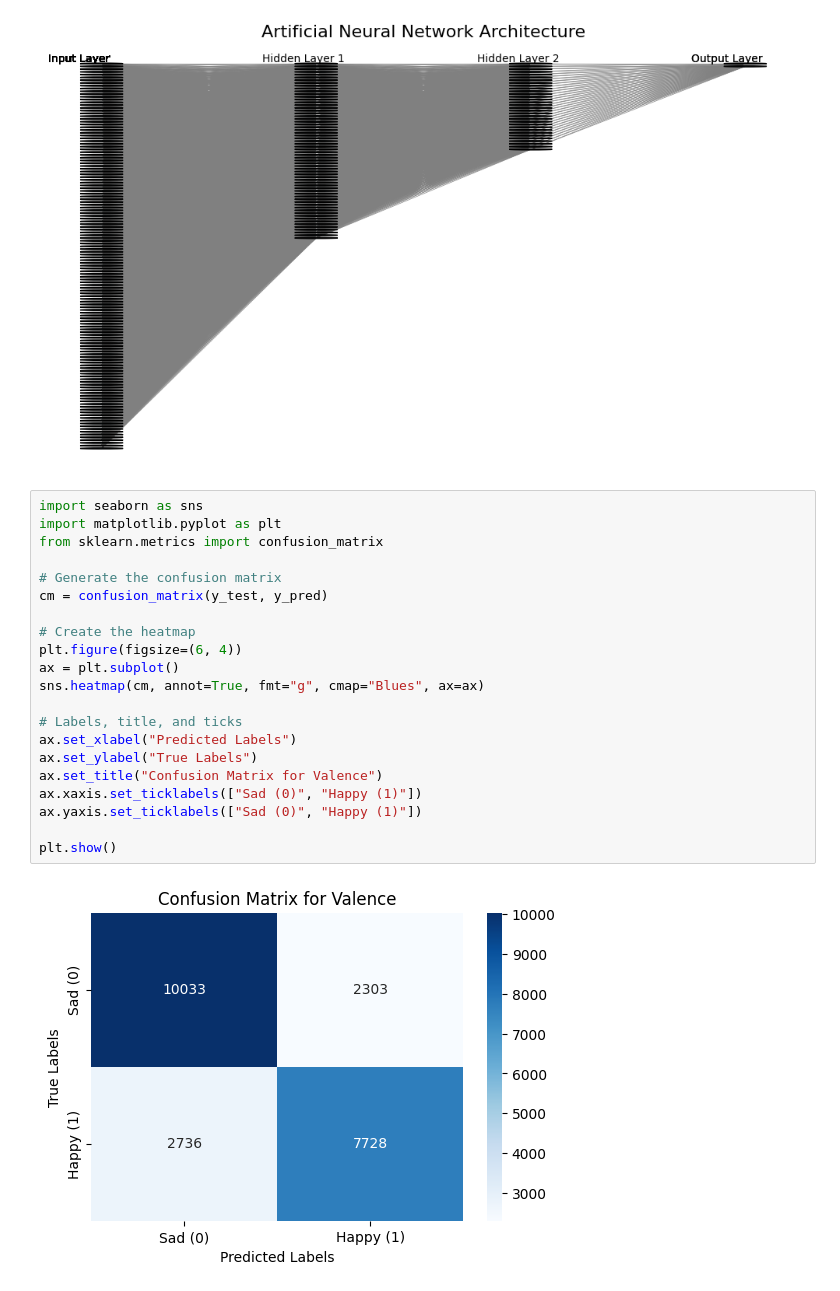
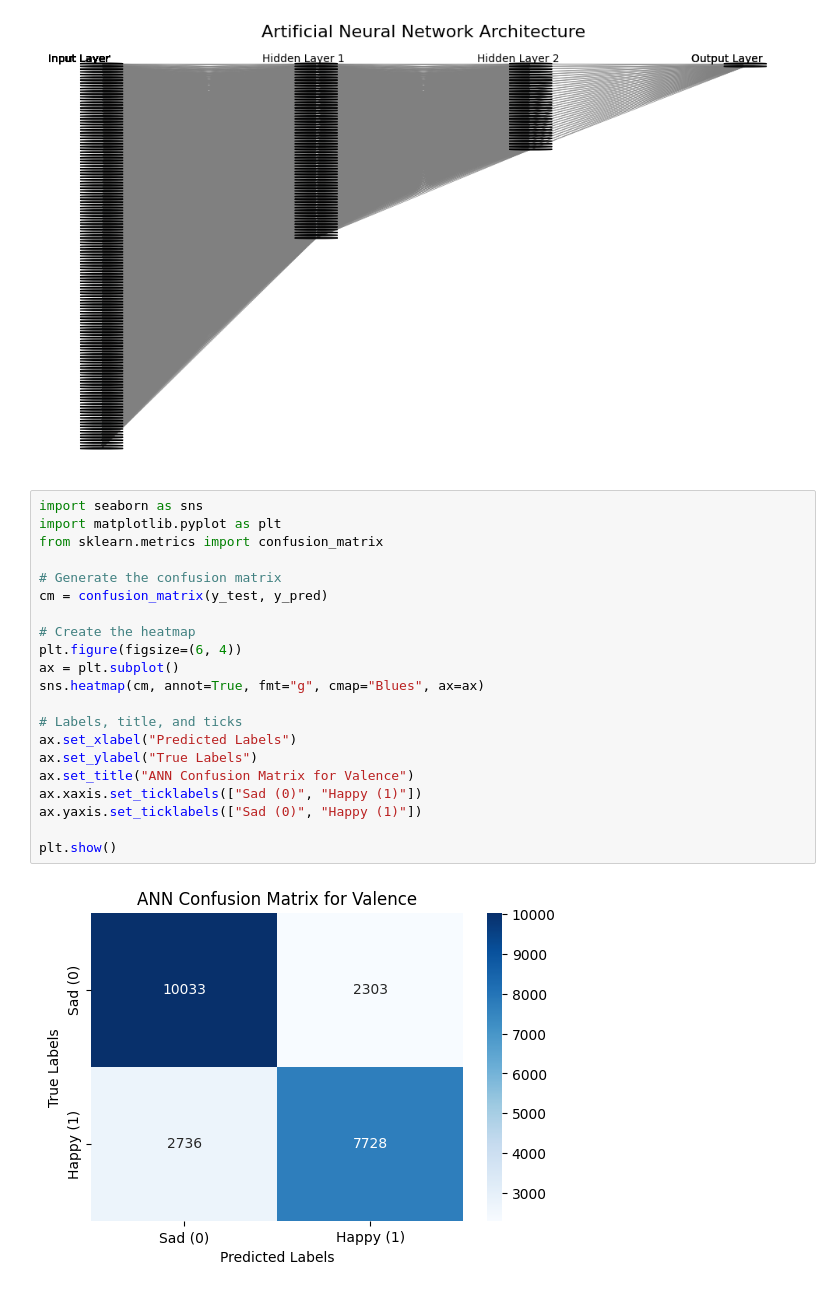
Before and after one commit to nfortes/music-happiness-predictor, a Jupyter notebook: music-happiness-predictor-ann.ipynb, the cells around one changed output. Cells and saved outputs as stored; diff of their text form.

Commit message:
add more graphs

```diff
--- a/music-happiness-predictor-ann.ipynb
+++ b/music-happiness-predictor-ann.ipynb
@@ -136,23 +148,23 @@ draw_ann([input_size, 64, 32, output_size])
 # %%
 import seaborn as sns
 import matplotlib.pyplot as plt
 from sklearn.metrics import confusion_matrix
 
 # Generate the confusion matrix
 cm = confusion_matrix(y_test, y_pred)
 
 # Create the heatmap
 plt.figure(figsize=(6, 4))
 ax = plt.subplot()
 sns.heatmap(cm, annot=True, fmt="g", cmap="Blues", ax=ax)
 
 # Labels, title, and ticks
 ax.set_xlabel("Predicted Labels")
 ax.set_ylabel("True Labels")
-ax.set_title("Confusion Matrix for Valence")
+ax.set_title("ANN Confusion Matrix for Valence")
 ax.xaxis.set_ticklabels(["Sad (0)", "Happy (1)"])
 ax.yaxis.set_ticklabels(["Sad (0)", "Happy (1)"])
 
 plt.show()
 # %% [output]
-[figure, old version]
+[figure, new version]
```
Also changed, not shown: parts of 1 cell of this notebook, 1 other file.
